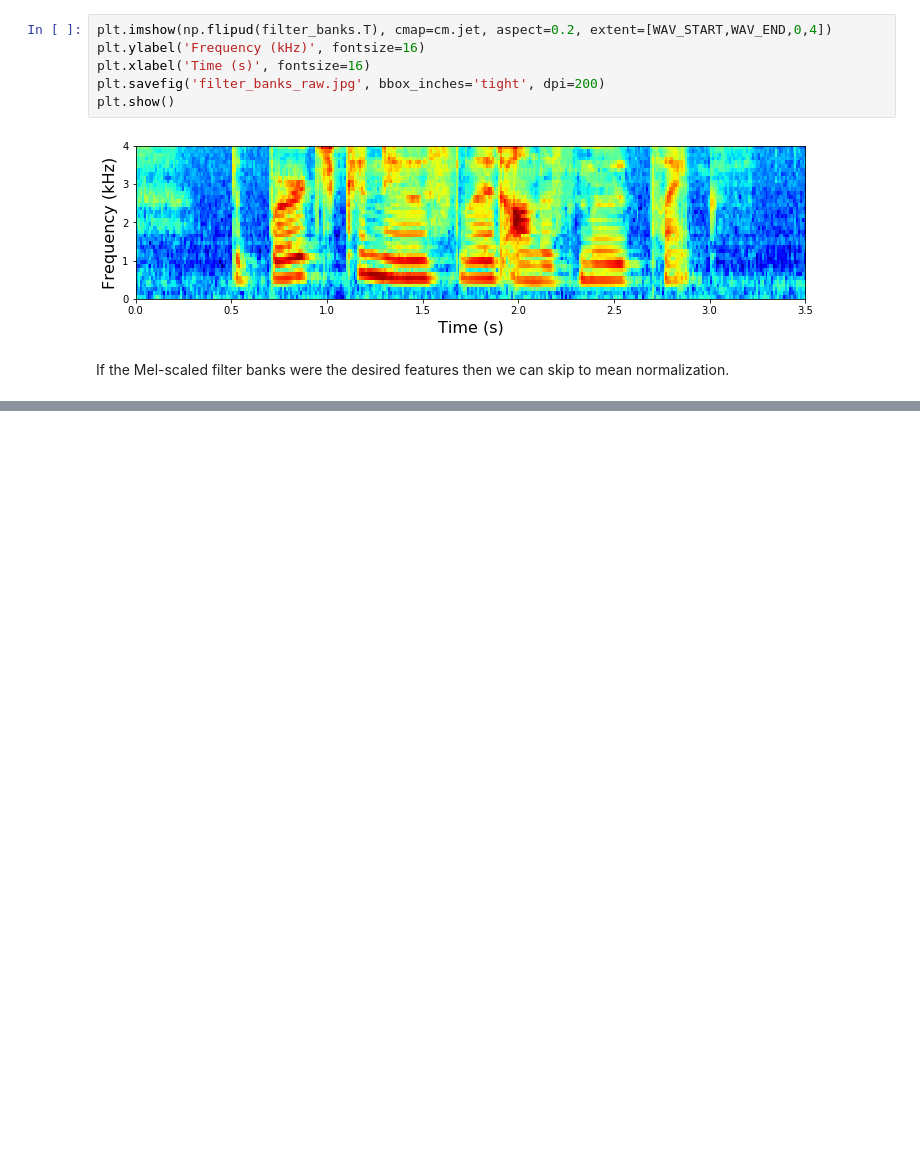
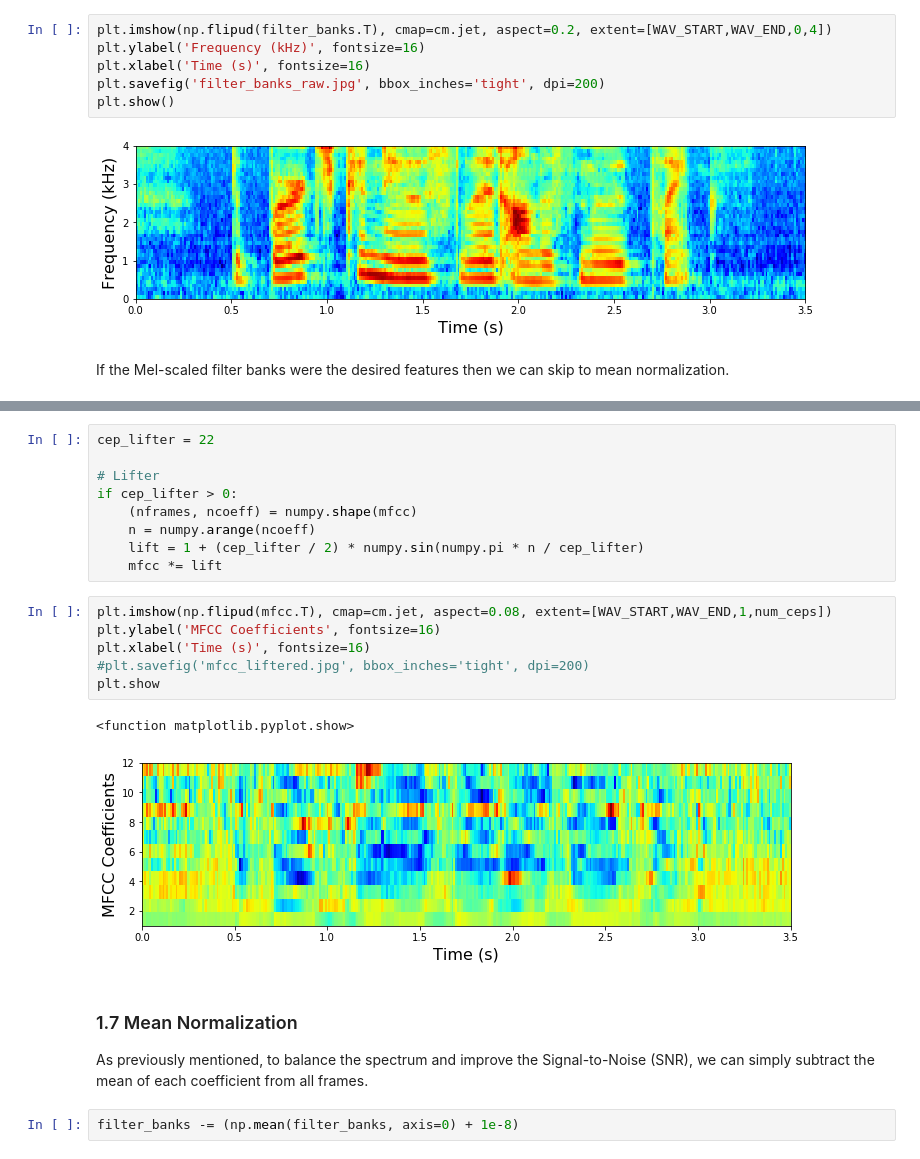
Before and after one commit to ChristophSchmidl/automatic-speech-recognition, a Jupyter notebook: notebooks/feature_extraction.ipynb, the cells around one changed output, grey strips where cells are left out. Drawn from its saved outputs; the diff is of its cells as text; blank space fills up the shorter version.

```diff
--- a/notebooks/feature_extraction.ipynb
+++ b/notebooks/feature_extraction.ipynb
@@ -283,0 +336,24 @@ If the Mel-scaled filter banks were the desired features then we can skip to mea
+# %%
+cep_lifter = 22
+
+# Lifter
+if cep_lifter > 0:
+    (nframes, ncoeff) = numpy.shape(mfcc)
+    n = numpy.arange(ncoeff)
+    lift = 1 + (cep_lifter / 2) * numpy.sin(numpy.pi * n / cep_lifter)
+    mfcc *= lift
+# %%
+plt.imshow(np.flipud(mfcc.T), cmap=cm.jet, aspect=0.08, extent=[WAV_START,WAV_END,1,num_ceps])
+plt.ylabel('MFCC Coefficients', fontsize=16)
+plt.xlabel('Time (s)', fontsize=16)
+#plt.savefig('mfcc_liftered.jpg', bbox_inches='tight', dpi=200)
+plt.show
+# %% [output]
+<function matplotlib.pyplot.show>
+[figure, added]
+# %% [markdown]
+### 1.7 Mean Normalization
+
+As previously mentioned, to balance the spectrum and improve the Signal-to-Noise (SNR), we can simply subtract the mean of each coefficient from all frames.
+# %%
+filter_banks -= (np.mean(filter_banks, axis=0) + 1e-8)
```
Also changed, not shown: parts of 37 cells of this notebook.
